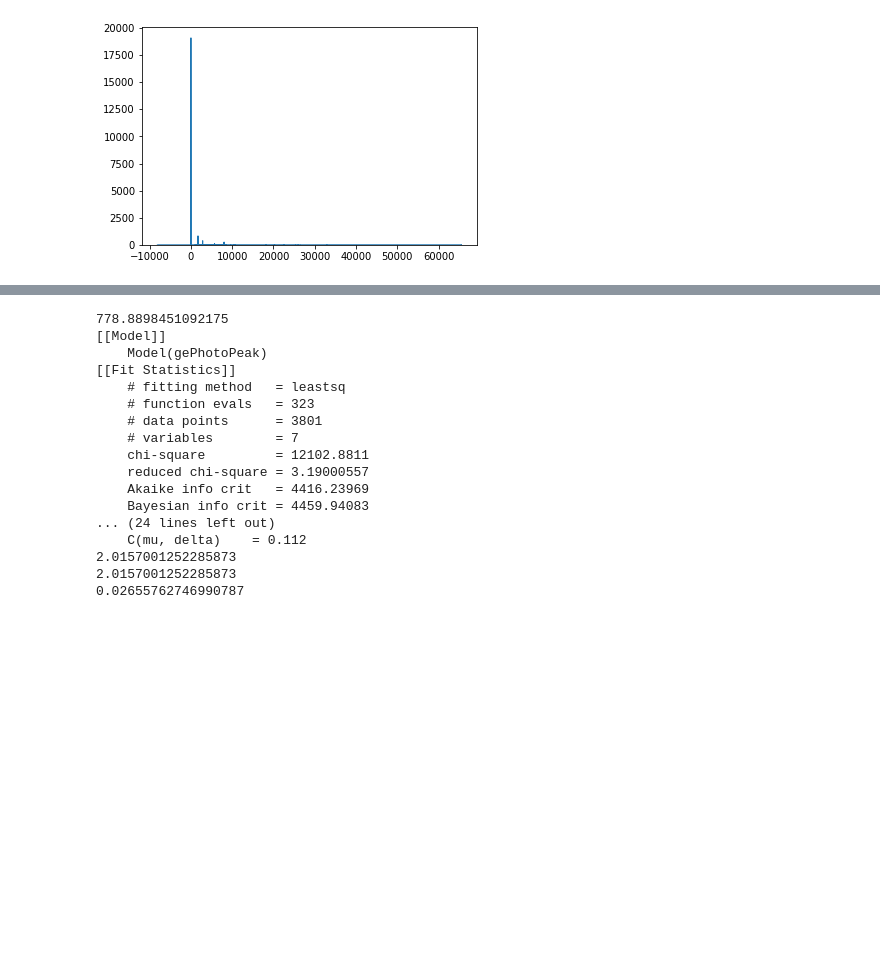
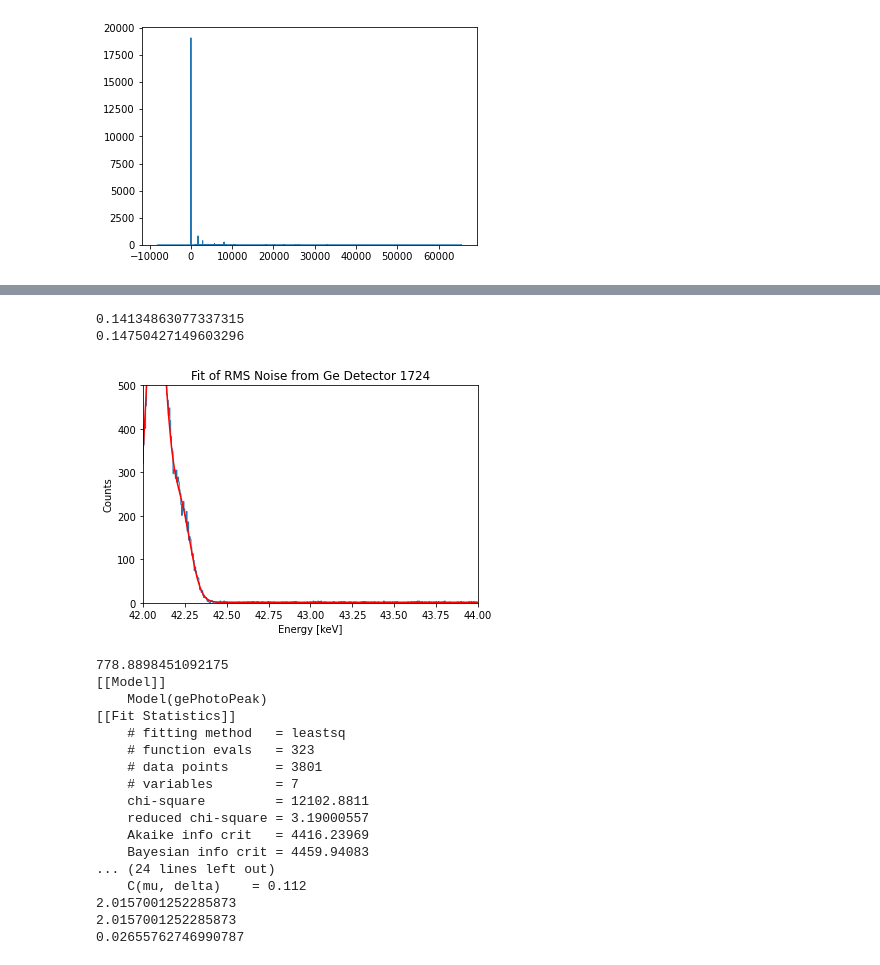
Before and after one commit to jbrowni2/processPygama, a Jupyter notebook: jupyter/waveformTesting.ipynb, the cells around one changed output, grey strips where cells are left out. Cells and saved outputs as stored; diff of their text form; code cells hidden in the pictures; blank space fills up the shorter version.

```diff
--- a/jupyter/waveformTesting.ipynb
+++ b/jupyter/waveformTesting.ipynb
@@ -79,3 +83,59 @@ plt.xlim(760,800)
+# %%
+counts, bins, bars = plt.hist(energy, histtype='step', bins=600000)
+
+lower = hA.find_nearest_bin(bins, 30)
+upper = hA.find_nearest_bin(bins, 50)
+ydata = counts[lower:upper]
+xdata = bins[lower:upper]
+
+
+
+    #gmodel = Model(fM.linDubGaus)
+gmodel = Model(fM.linDubGaus)
+i = np.argmax(ydata)
+    #params = gmodel.make_params(A=700, m1=315.5, s1=0.5, H_tail=-0.000001, H_step=1, tau=-0.5, slope=-6, intrcpt=180)
+params = gmodel.make_params(a1=400, m1=xdata[i], s1=0.07, a2=400, m2=xdata[i]+0.2, s2=0.07, slope=-0.046, intrcpt=58)
+    #params['s1'].vary = False
+result = gmodel.fit(ydata,params, x=xdata)
+
+sigma1 = result.params['s1'].value
+fw1 = 2.355*sigma1
+sigma2 = result.params['s2'].value
+fw2 = 2.355*sigma2
+energy = result.params['m1'].value
+print(fw1)
+print(fw2)
+"""
+    gmodel = Model(fM.lingaus)
+    i = np.argmax(ydata)
+    #params = gmodel.make_params(A=700, m1=315.5, s1=0.5, H_tail=-0.000001, H_step=1, tau=-0.5, slope=-6, intrcpt=180)
+    params = gmodel.make_params(a1=300, m1=xdata[i], s1=0.05, slope=-0.046, intrcpt=58)
+    #params['s1'].vary = False
+    result = gmodel.fit(ydata,params, x=xdata)
+
+    sigma = result.params['s1'].value
+    fw = 2.355*sigma
+    err = 2.355*result.params['s1'].stderr
+    energy = result.params['m1'].value
+    print(fw)
+    print(err)
+"""
+
+
+
+    #plt.hist(t2_data['calEnergy'], histtype='step', bins=900000)
+plt.xlim(42, 44)
+plt.ylim(0, 500)
+plt.xlabel("Energy [keV]")
+plt.ylabel("Counts")
+plt.plot(xdata, result.best_fit, 'r-', label='best fit')
+#plt.text(,28000, "FWHM = 0.0776(5) keV")
+plt.title("Fit of RMS Noise from Ge Detector 1724")
+plt.show()
+# %% [output]
+0.14134863077337315
+0.14750427149603296
+[figure, added]
 # %%
 counts, bins, bars = plt.hist(energy, histtype='step', bins=300000)
 
```
Also changed, not shown: parts of 5 cells of this notebook, 18 other files.
